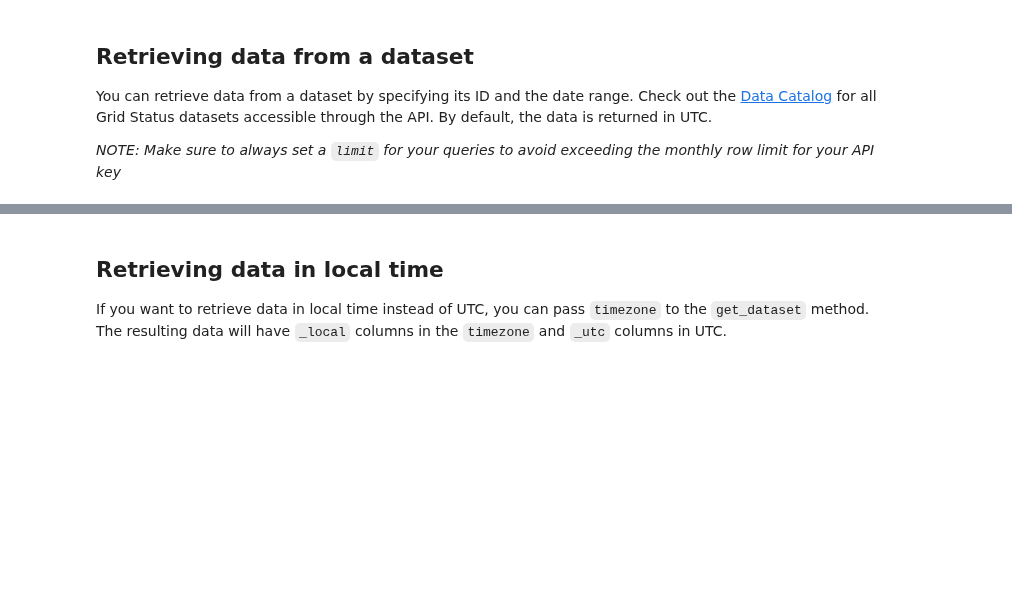
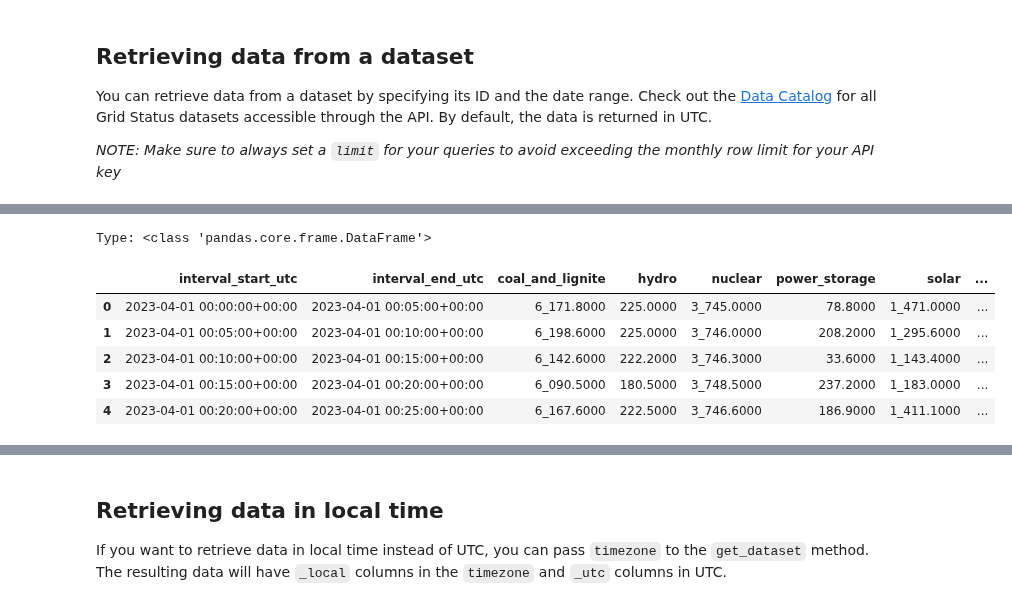
Before and after one commit to gridstatus/gridstatusio, a Jupyter notebook: Examples/1. Getting Started.ipynb, the cells around one changed output, grey strips where cells are left out. Saved outputs shown, nothing was run; the diff lists cells and outputs as text; code cells hidden in the pictures; blank space fills up the shorter version.

```diff
--- a/Examples/1. Getting Started.ipynb
+++ b/Examples/1. Getting Started.ipynb
@@ -57,0 +74,20 @@ data_utc
+# %%
+# Pandas format (default) - returns a pandas DataFrame
+pandas_data = client.get_dataset(
+    dataset="ercot_fuel_mix",
+    start="2023-04-01",
+    end="2023-04-02",
+    limit=5,
+    return_format="pandas",
+    verbose=False,
+)
+print(f"Type: {type(pandas_data)}")
+pandas_data
+# %% [output]
+Type: <class 'pandas.core.frame.DataFrame'>
+|  | interval_start_utc | interval_end_utc | coal_and_lignite | hydro | nuclear | power_storage | solar | ... |
+| 0 | 2023-04-01 00:00:00+00:00 | 2023-04-01 00:05:00+00:00 | 6_171.8000 | 225.0000 | 3_745.0000 | 78.8000 | 1_471.0000 | ... |
+| 1 | 2023-04-01 00:05:00+00:00 | 2023-04-01 00:10:00+00:00 | 6_198.6000 | 225.0000 | 3_746.0000 | 208.2000 | 1_295.6000 | ... |
+| 2 | 2023-04-01 00:10:00+00:00 | 2023-04-01 00:15:00+00:00 | 6_142.6000 | 222.2000 | 3_746.3000 | 33.6000 | 1_143.4000 | ... |
+| 3 | 2023-04-01 00:15:00+00:00 | 2023-04-01 00:20:00+00:00 | 6_090.5000 | 180.5000 | 3_748.5000 | 237.2000 | 1_183.0000 | ... |
+| 4 | 2023-04-01 00:20:00+00:00 | 2023-04-01 00:25:00+00:00 | 6_167.6000 | 222.5000 | 3_746.6000 | 186.9000 | 1_411.1000 | ... |
```
Also changed, not shown: parts of 11 cells of this notebook, 17 other files.
